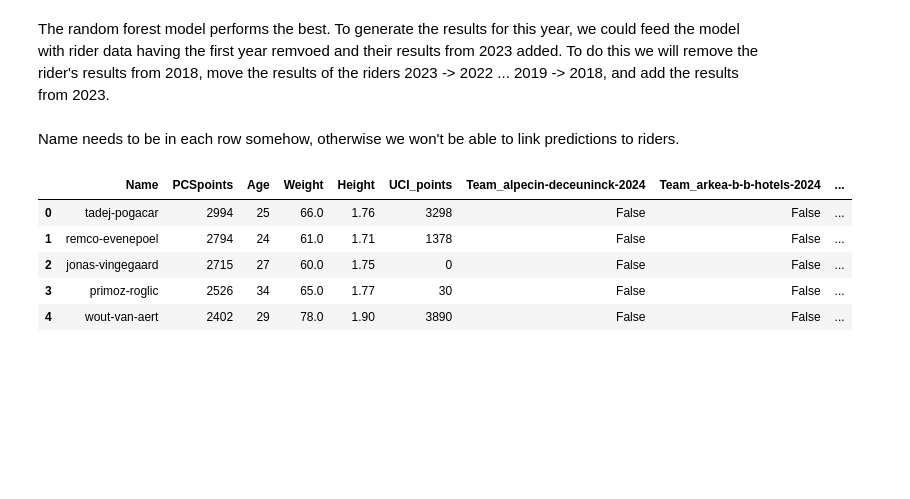
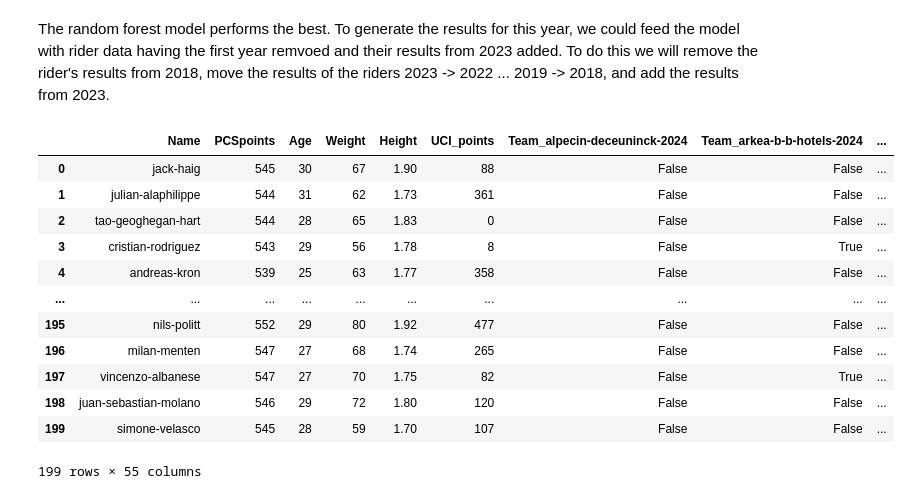
Before and after one commit to BasCarpentero/SporzaWielerBot, a Jupyter notebook: sporzawielerbot.ipynb, the cells around one changed output. Drawn from its saved outputs; the diff is of its cells as text; code cells hidden in the pictures; blank space fills up the shorter version.

```diff
--- a/sporzawielerbot.ipynb
+++ b/sporzawielerbot.ipynb
@@ -493,14 +503,2 @@ MSE for optimised neural network model: 1349.331319459857
 # %% [markdown]
 The random forest model performs the best. To generate the results for this year, we could feed the model with rider data having the first year remvoed and their results from 2023 added. To do this we will remove the rider's results from 2018, move the results of the riders 2023 -> 2022 ... 2019 -> 2018, and add the results from 2023.
-# %% [markdown]
-Name needs to be in each row somehow, otherwise we won't be able to link predictions to riders.
-# %%
-cont_rider_data = rider_data.copy()
-cont_rider_data.head()
-# %% [output]
-|  | Name | PCSpoints | Age | Weight | Height | UCI_points | Team_alpecin-deceuninck-2024 | Team_arkea-b-b-hotels-2024 | ... |
-| 0 | tadej-pogacar | 2994 | 25 | 66.0 | 1.76 | 3298 | False | False | ... |
-| 1 | remco-evenepoel | 2794 | 24 | 61.0 | 1.71 | 1378 | False | False | ... |
-| 2 | jonas-vingegaard | 2715 | 27 | 60.0 | 1.75 | 0 | False | False | ... |
-| 3 | primoz-roglic | 2526 | 34 | 65.0 | 1.77 | 30 | False | False | ... |
-| 4 | wout-van-aert | 2402 | 29 | 78.0 | 1.90 | 3890 | False | False | ... |
@@ -514,0 +505,27 @@ cont_rider_data.head()
+# %%
+cont_rider_data = rider_data.copy()
+# Remove the results from the earliest year
+start_index = cont_rider_data.columns.get_loc(f"omloop-het-nieuwsblad/{years[0]}")
+# Keep everything before the earliest results
+columns_to_keep = list(cont_rider_data.columns[:start_index])
+# Keep everything after the earliest results
+columns_to_keep.extend(cont_rider_data.columns[start_index+18:])
+cont_rider_data = cont_rider_data[columns_to_keep]
+# Move all kept columns 18 places to the front and rename them
+rename_dict = dict(zip(cont_rider_data.columns, rider_data.columns[:-18]))
+cont_rider_data.rename(columns=rename_dict, inplace=True)
+cont_rider_data
+# %% [output]
+|  | Name | PCSpoints | Age | Weight | Height | UCI_points | Team_alpecin-deceuninck-2024 | Team_arkea-b-b-hotels-2024 | ... |
+| 0 | jack-haig | 545 | 30 | 67 | 1.90 | 88 | False | False | ... |
+| 1 | julian-alaphilippe | 544 | 31 | 62 | 1.73 | 361 | False | False | ... |
+| 2 | tao-geoghegan-hart | 544 | 28 | 65 | 1.83 | 0 | False | False | ... |
+| 3 | cristian-rodriguez | 543 | 29 | 56 | 1.78 | 8 | False | True | ... |
+| 4 | andreas-kron | 539 | 25 | 63 | 1.77 | 358 | False | False | ... |
+| ... | ... | ... | ... | ... | ... | ... | ... | ... | ... |
+| 195 | nils-politt | 552 | 29 | 80 | 1.92 | 477 | False | False | ... |
+| 196 | milan-menten | 547 | 27 | 68 | 1.74 | 265 | False | False | ... |
+| 197 | vincenzo-albanese | 547 | 27 | 70 | 1.75 | 82 | False | True | ... |
+| 198 | juan-sebastian-molano | 546 | 29 | 72 | 1.80 | 120 | False | False | ... |
+| 199 | simone-velasco | 545 | 28 | 59 | 1.70 | 107 | False | False | ... |
+199 rows × 55 columns
```
Also changed, not shown: parts of 32 cells of this notebook.
